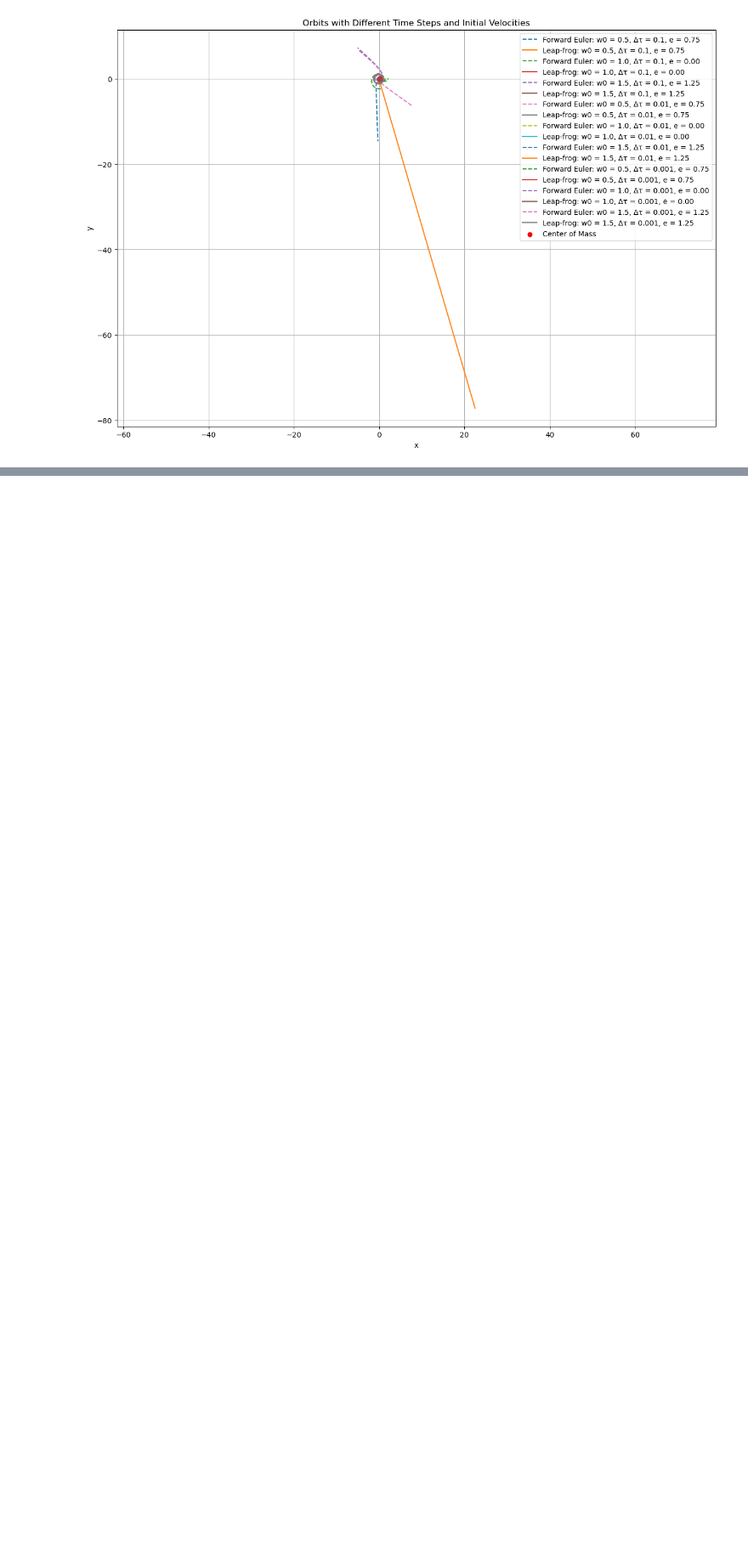
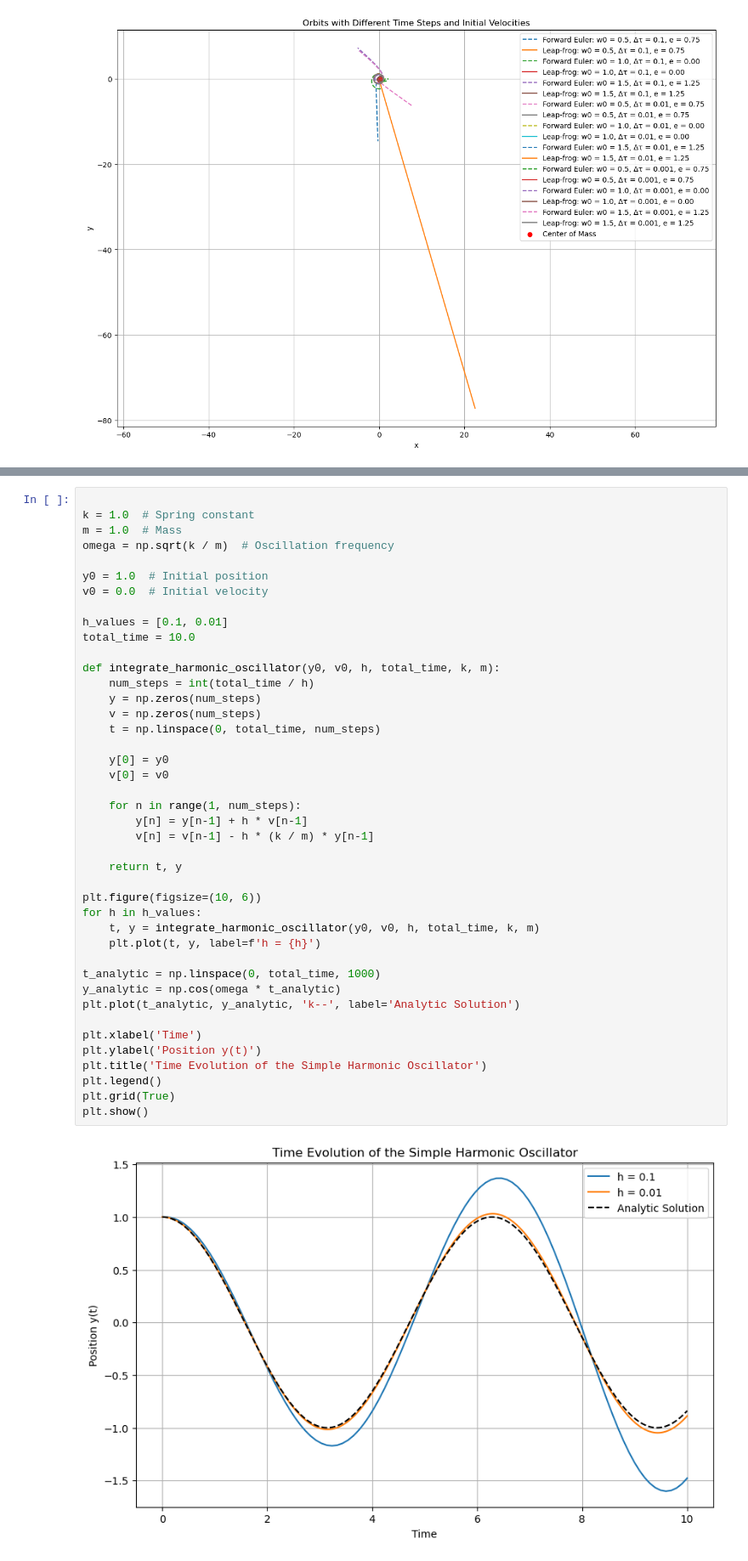
Before and after one commit to abalajiksh/intocompphysss25, a Jupyter notebook: sheet05/ode.ipynb, the cells around one changed output, grey strips where cells are left out. Shown at 85% size. Cells and saved outputs as stored; diff of their text form; blank space fills up the shorter version.

```diff
--- a/sheet05/ode.ipynb
+++ b/sheet05/ode.ipynb
@@ -252,0 +259,44 @@ plt.show()
+# %%
+
+k = 1.0  # Spring constant
+m = 1.0  # Mass
+omega = np.sqrt(k / m)  # Oscillation frequency
+
+y0 = 1.0  # Initial position
+v0 = 0.0  # Initial velocity
+
+h_values = [0.1, 0.01]
+total_time = 10.0
+
+def integrate_harmonic_oscillator(y0, v0, h, total_time, k, m):
+    num_steps = int(total_time / h)
+    y = np.zeros(num_steps)
+    v = np.zeros(num_steps)
+    t = np.linspace(0, total_time, num_steps)
+
+    y[0] = y0
+    v[0] = v0
+
+    for n in range(1, num_steps):
+        y[n] = y[n-1] + h * v[n-1]
+        v[n] = v[n-1] - h * (k / m) * y[n-1]
+
+    return t, y
+
+plt.figure(figsize=(10, 6))
+for h in h_values:
+    t, y = integrate_harmonic_oscillator(y0, v0, h, total_time, k, m)
+    plt.plot(t, y, label=f'h = {h}')
+
+t_analytic = np.linspace(0, total_time, 1000)
+y_analytic = np.cos(omega * t_analytic)
+plt.plot(t_analytic, y_analytic, 'k--', label='Analytic Solution')
+
+plt.xlabel('Time')
+plt.ylabel('Position y(t)')
+plt.title('Time Evolution of the Simple Harmonic Oscillator')
+plt.legend()
+plt.grid(True)
+plt.show()
+# %% [output]
+[figure, added]
```
Also changed, not shown: parts of 4 cells of this notebook, 3 other files.
